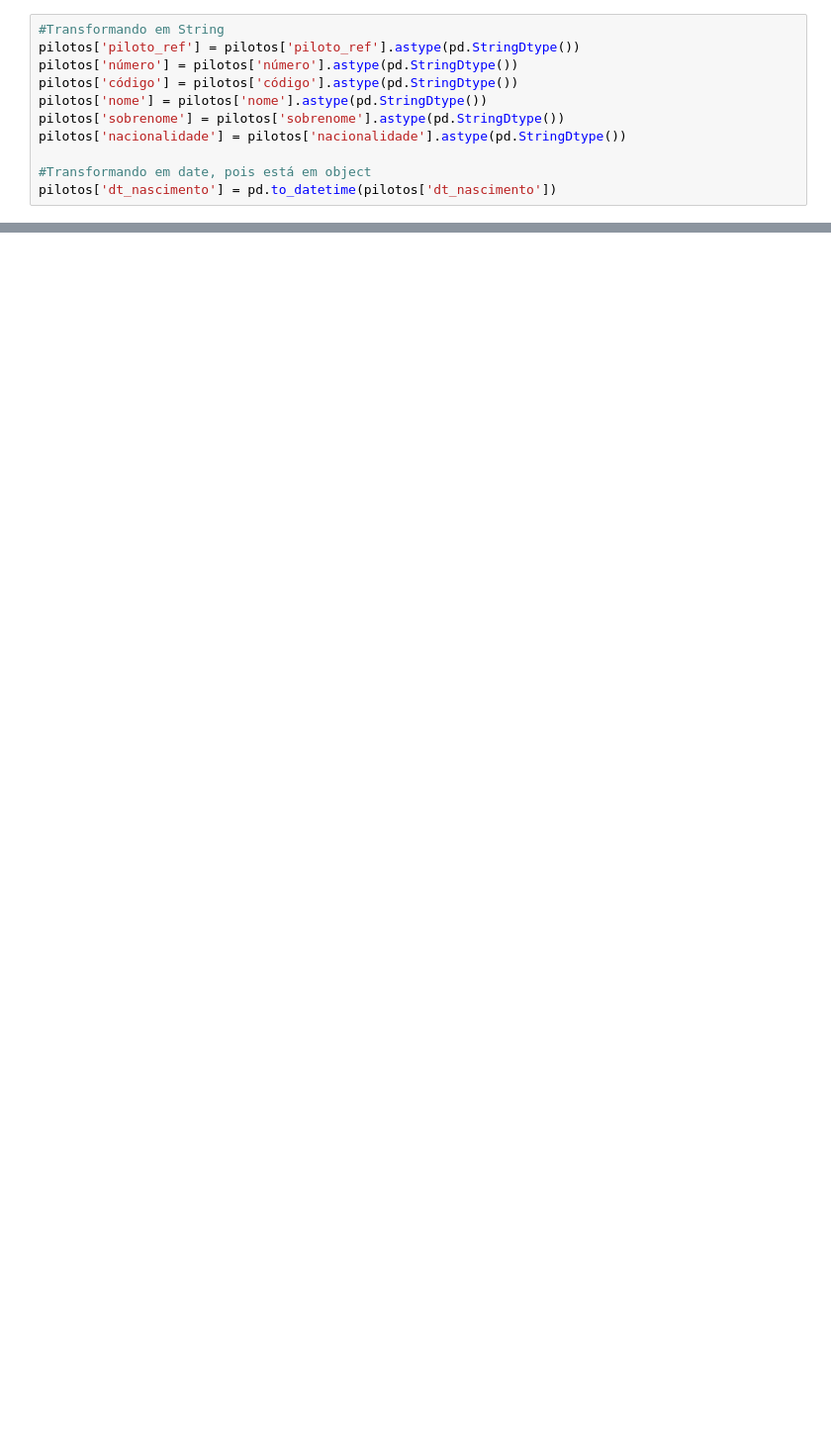
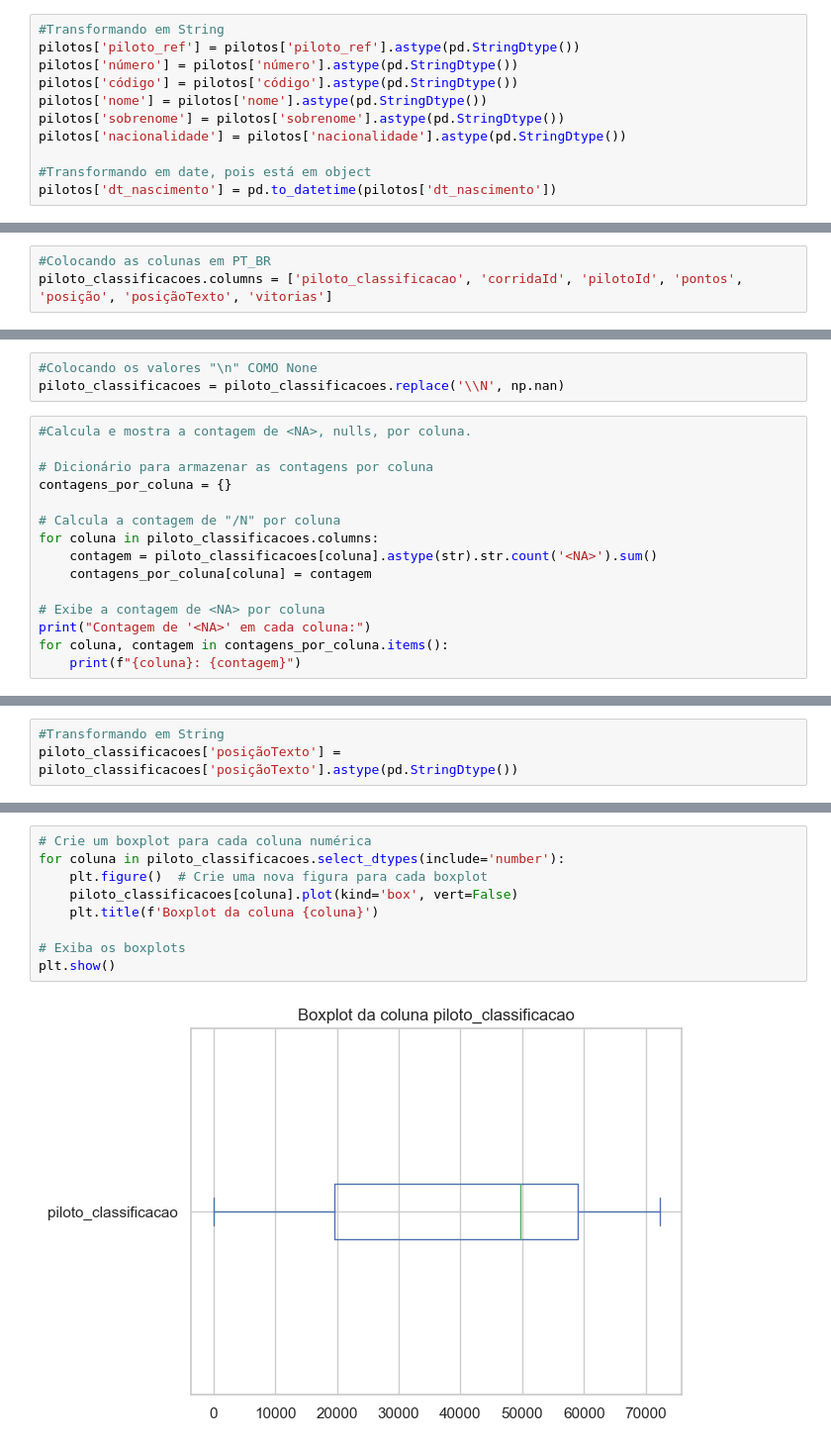
Before and after one commit to augustopinho/fatec_ipi_projeto_integrador_3, a Jupyter notebook: tratamento_limpeza_dataset.ipynb, the cells around one changed output, grey strips where cells are left out. Shown at 99% size. Drawn from its saved outputs; the diff is of its cells as text; blank space fills up the shorter version.

Commit message:
feat(trat_limp_dataset): tabela classificação pilotos

```diff
--- a/tratamento_limpeza_dataset.ipynb
+++ b/tratamento_limpeza_dataset.ipynb
@@ -184,0 +208,3 @@ pilotos['dt_nascimento'] = pd.to_datetime(pilotos['dt_nascimento'])
+# %%
+#Colocando as colunas em PT_BR
+piloto_classificacoes.columns = ['piloto_classificacao', 'corridaId', 'pilotoId', 'pontos', 'posição', 'posiçãoTexto', 'vitorias']
@@ -184,0 +285,18 @@ pilotos['dt_nascimento'] = pd.to_datetime(pilotos['dt_nascimento'])
+# %%
+#Colocando os valores "\n" COMO None
+piloto_classificacoes = piloto_classificacoes.replace('\\N', np.nan)
+# %%
+#Calcula e mostra a contagem de <NA>, nulls, por coluna.
+
+# Dicionário para armazenar as contagens por coluna
+contagens_por_coluna = {}
+
+# Calcula a contagem de "/N" por coluna
+for coluna in piloto_classificacoes.columns:
+    contagem = piloto_classificacoes[coluna].astype(str).str.count('<NA>').sum()
+    contagens_por_coluna[coluna] = contagem
+
+# Exibe a contagem de <NA> por coluna
+print("Contagem de '<NA>' em cada coluna:")
+for coluna, contagem in contagens_por_coluna.items():
+    print(f"{coluna}: {contagem}")
@@ -184,0 +328,3 @@ pilotos['dt_nascimento'] = pd.to_datetime(pilotos['dt_nascimento'])
+# %%
+#Transformando em String
+piloto_classificacoes['posiçãoTexto'] = piloto_classificacoes['posiçãoTexto'].astype(pd.StringDtype())
@@ -184,0 +349,11 @@ pilotos['dt_nascimento'] = pd.to_datetime(pilotos['dt_nascimento'])
+# %%
+# Crie um boxplot para cada coluna numérica
+for coluna in piloto_classificacoes.select_dtypes(include='number'):
+    plt.figure()  # Crie uma nova figura para cada boxplot
+    piloto_classificacoes[coluna].plot(kind='box', vert=False)
+    plt.title(f'Boxplot da coluna {coluna}')
+
+# Exiba os boxplots
+plt.show()
+# %% [output]
+[figure, added]
```
Also changed, not shown: parts of 24 cells of this notebook, 1 other file.
